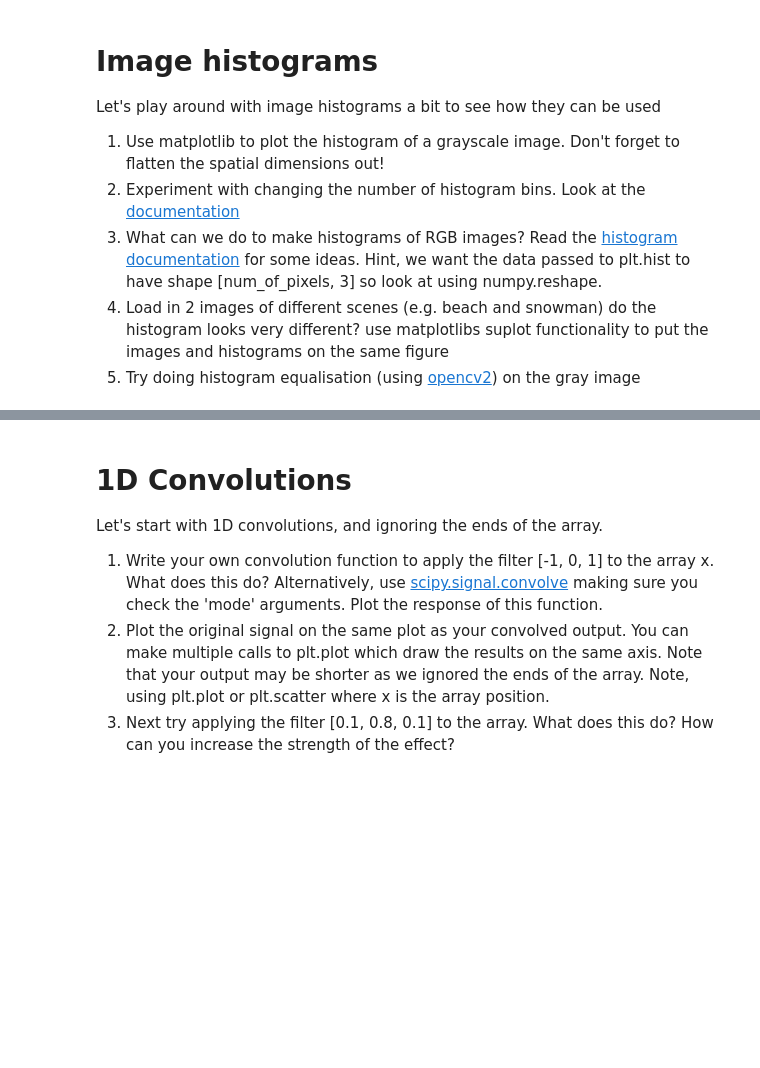
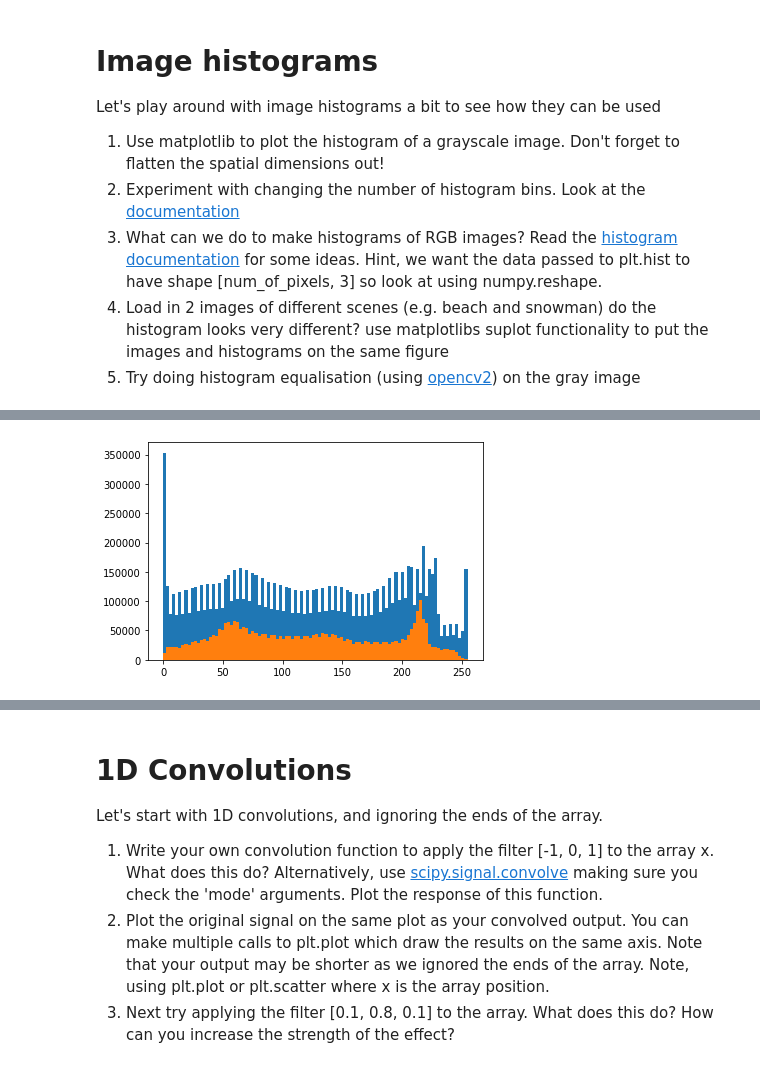
Before and after one commit to LordLean/Computer-Vision, a Jupyter notebook: CV_Labs/CV_Lab2.ipynb, the cells around one changed output, grey strips where cells are left out. Saved outputs shown, nothing was run; the diff lists cells and outputs as text; code cells hidden in the pictures; blank space fills up the shorter version.

```diff
--- a/CV_Labs/CV_Lab2.ipynb
+++ b/CV_Labs/CV_Lab2.ipynb
@@ -57,0 +105,6 @@ img_gray = np.mean(img, axis=2)
+# %%
+plt.hist(img_ny.flatten(), bins=100)
+plt.hist(img_gray.flatten(), bins=100)
+plt.show()
+# %% [output]
+[figure, added]
```
Also changed, not shown: parts of 23 cells of this notebook.
